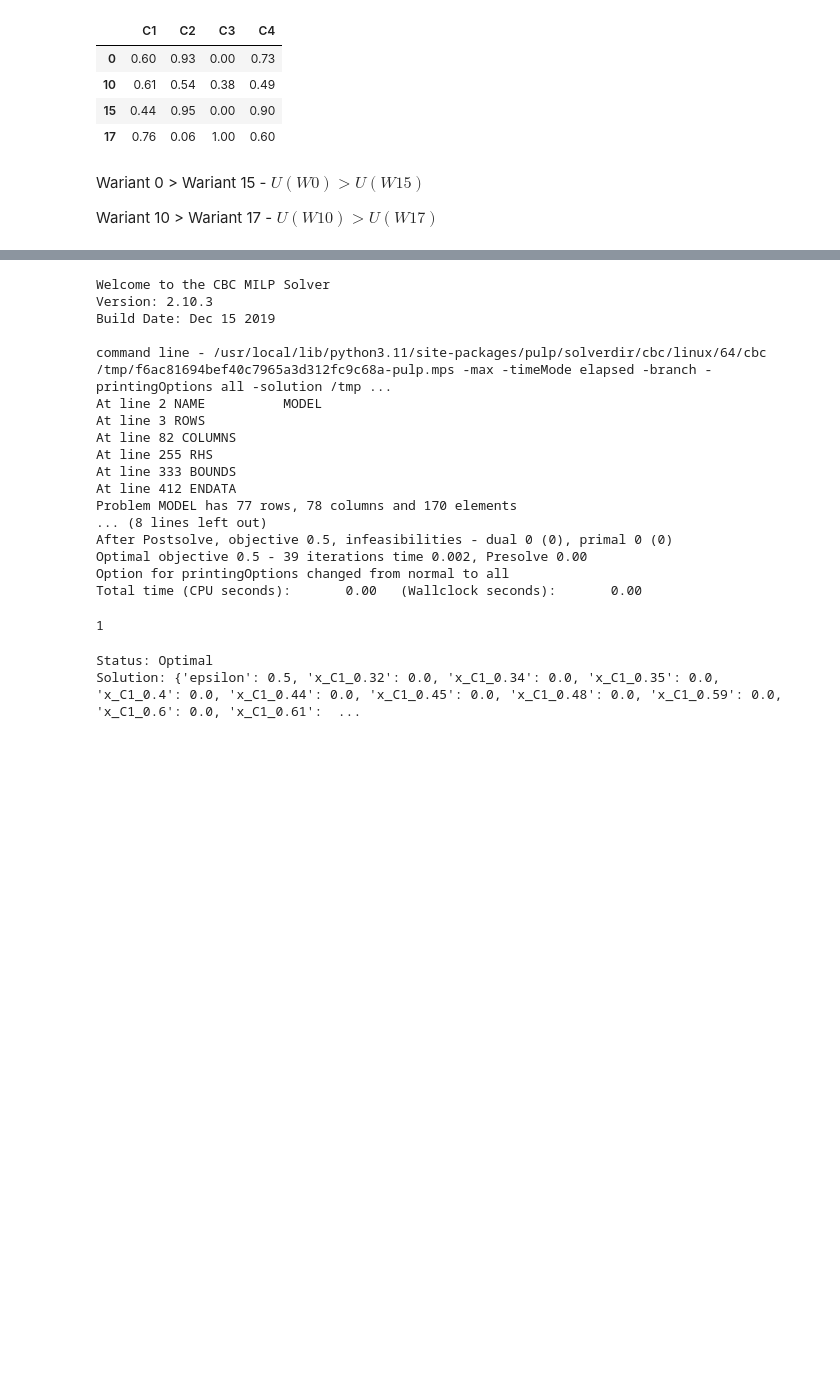
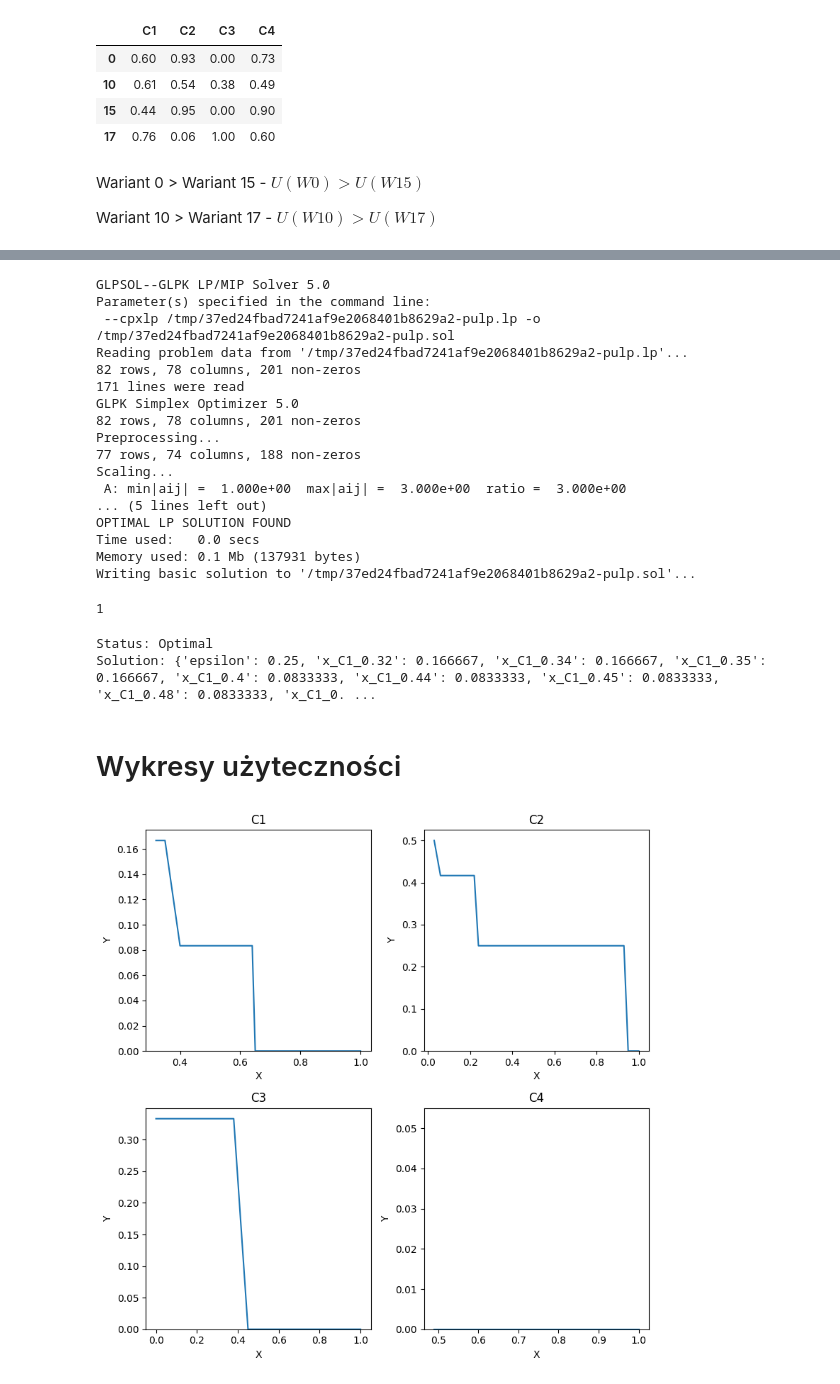
Before and after one commit to anras5/iswd, a Jupyter notebook: src/uta-gms.ipynb, the cells around one changed output, grey strips where cells are left out. Cells and saved outputs as stored; diff of their text form; code cells hidden in the pictures; blank space fills up the shorter version.

Commit message:
Update preferences, Add plots and ranking

```diff
--- a/src/uta-gms.ipynb
+++ b/src/uta-gms.ipynb
@@ -23,7 +42,10 @@ Wariant 10 > Wariant 17 - $ U(W10) > U(W17) $
 # %%
 preferences = [
     [0, 15],  # 0 > 15
-    [10, 17]  # 10 > 17
+    [10, 17],  # 10 > 17
+    [18, 19],
+    [21, 19],
+    [19, 16],
 ]
 # %%
 from pulp import *
@@ -39,6 +61,10 @@ decision_variables = {}
 for column in df.columns:
     unique_values = df[column].sort_values().unique()
     decision_variables[column] = [LpVariable(f"x_{column}_{value}", 0, 1) for value in unique_values]
+
+# Wagi na danych kryteriach
+problem += decision_variables['C3'][0] == 2*decision_variables['C1'][0]
+problem += decision_variables['C2'][0] == 3*decision_variables['C1'][0]
 
 # Dodanie ograniczenia na normalizację (maksymalna użyteczność globalna równa 1)
 # Ponieważ wszystkie kryteria są typu koszt, możemy założyć, że wariant o minimalnych wartościach jest najlepszy
@@ -93,25 +122,25 @@ x_C4_0.98 - x_C4_1.0 >= 0
 # %%
 problem += epsilon
 # %%
-problem.solve()
+problem.solve(solver=GLPK())
 # %% [output]
-Welcome to the CBC MILP Solver
-Version: 2.10.3
-Build Date: Dec 15 2019
-
-command line - /usr/local/lib/python3.11/site-packages/pulp/solverdir/cbc/linux/64/cbc /tmp/f6ac81694bef40c7965a3d312fc9c68a-pulp.mps -max -timeMode elapsed -branch -printingOptions all -solution /tmp ...
-At line 2 NAME          MODEL
-At line 3 ROWS
-At line 82 COLUMNS
-At line 255 RHS
-At line 333 BOUNDS
-At line 412 ENDATA
-Problem MODEL has 77 rows, 78 columns and 170 elements
-... (8 lines left out)
-After Postsolve, objective 0.5, infeasibilities - dual 0 (0), primal 0 (0)
-Optimal objective 0.5 - 39 iterations time 0.002, Presolve 0.00
-Option for printingOptions changed from normal to all
-Total time (CPU seconds):       0.00   (Wallclock seconds):       0.00
+GLPSOL--GLPK LP/MIP Solver 5.0
+Parameter(s) specified in the command line:
+ --cpxlp /tmp/37ed24fbad7241af9e2068401b8629a2-pulp.lp -o /tmp/37ed24fbad7241af9e2068401b8629a2-pulp.sol
+Reading problem data from '/tmp/37ed24fbad7241af9e2068401b8629a2-pulp.lp'...
+82 rows, 78 columns, 201 non-zeros
+171 lines were read
+GLPK Simplex Optimizer 5.0
+82 rows, 78 columns, 201 non-zeros
+Preprocessing...
+77 rows, 74 columns, 188 non-zeros
+Scaling...
+ A: min|aij| =  1.000e+00  max|aij| =  3.000e+00  ratio =  3.000e+00
+... (5 lines left out)
+OPTIMAL LP SOLUTION FOUND
+Time used:   0.0 secs
+Memory used: 0.1 Mb (137931 bytes)
+Writing basic solution to '/tmp/37ed24fbad7241af9e2068401b8629a2-pulp.sol'...
 1
 # %%
 #Retrieve the status of the solution:
@@ -123,4 +152,6 @@ solution = {variable.name: variable.varValue for variable in problem.variables()
 print("Solution:", solution)
 # %% [output]
 Status: Optimal
-Solution: {'epsilon': 0.5, 'x_C1_0.32': 0.0, 'x_C1_0.34': 0.0, 'x_C1_0.35': 0.0, 'x_C1_0.4': 0.0, 'x_C1_0.44': 0.0, 'x_C1_0.45': 0.0, 'x_C1_0.48': 0.0, 'x_C1_0.59': 0.0, 'x_C1_0.6': 0.0, 'x_C1_0.61':  ...
+Solution: {'epsilon': 0.25, 'x_C1_0.32': 0.166667, 'x_C1_0.34': 0.166667, 'x_C1_0.35': 0.166667, 'x_C1_0.4': 0.0833333, 'x_C1_0.44': 0.0833333, 'x_C1_0.45': 0.0833333, 'x_C1_0.48': 0.0833333, 'x_C1_0. ...
+# %% [markdown]
+# Wykresy użyteczności
@@ -126,0 +160,31 @@ Solution: {'epsilon': 0.5, 'x_C1_0.32': 0.0, 'x_C1_0.34': 0.0, 'x_C1_0.35': 0.0,
+# %%
+utilities = {criterion: [] for criterion in df.columns}
+for k, v in solution.items():
+    if k.startswith("x_"):
+        criterion = k.split("_")[1]
+        x = float(k.split("_")[2])
+        y = v
+        utilities[criterion].append((x, y))
+
+num_plots = len(utilities)
+cols = 2
+rows = num_plots // cols
+fig, axs = plt.subplots(rows, cols, figsize=(8, 8))
+
+for i, (k, v) in enumerate(utilities.items()):
+    x = [point[0] for point in v]
+    y = [point[1] for point in v]
+    row = i // cols
+    col = i % cols
+    ax = axs[row, col]
+
+    ax.plot(x, y)
+    ax.set_title(k)
+    ax.set_xlabel('X')
+    ax.set_ylabel('Y')
+    ax.set_ylim(bottom=0)
+
+plt.tight_layout()
+plt.show()
+# %% [output]
+[figure, added]
```
Also changed, not shown: parts of 8 cells of this notebook, 2 other files.
